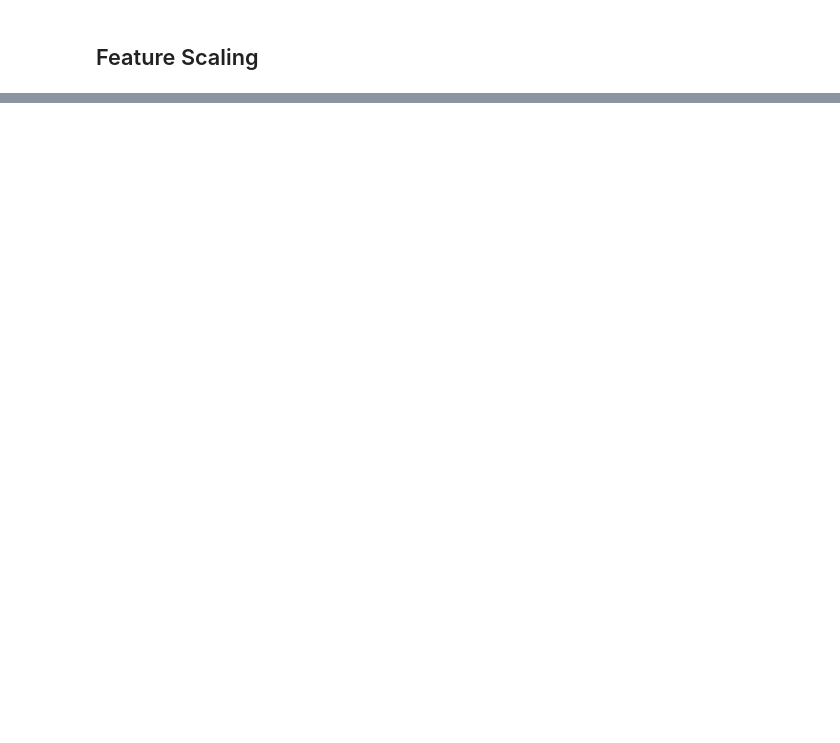
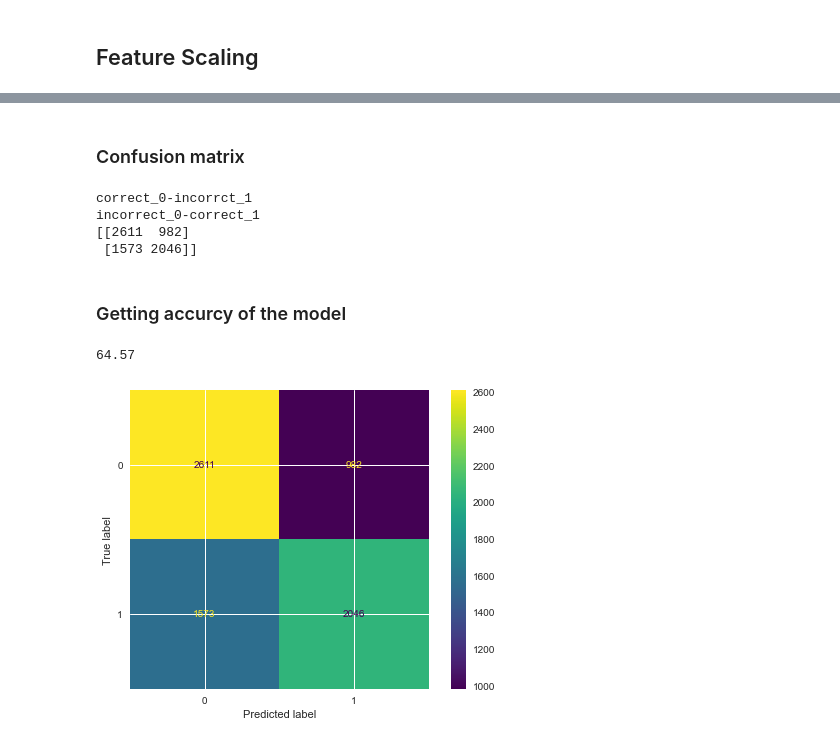
Before and after one commit to daasdemha/Sucide_prediction, a Jupyter notebook: SucideByAge.ipynb, the cells around one changed output, grey strips where cells are left out. Saved outputs shown, nothing was run; the diff lists cells and outputs as text; code cells hidden in the pictures; blank space fills up the shorter version.

```diff
--- a/SucideByAge.ipynb
+++ b/SucideByAge.ipynb
@@ -548,3 +537,26 @@ accuracy_score(Y2_test, Y2_pred)
+# %% [markdown]
+### Confusion matrix
+# %%
+cm2 = confusion_matrix(Y2_test, Y2_pred)
+print("correct_0-incorrct_1\nincorrect_0-correct_1")
+print(cm2)
+# %% [output]
+correct_0-incorrct_1
+incorrect_0-correct_1
+[[2611  982]
+ [1573 2046]]
+# %% [markdown]
+### Getting accurcy of the model
+# %%
+round(accuracy_score(Y2_test, Y2_pred)*100 ,2)
+# %% [output]
+64.57
+# %%
+disp = ConfusionMatrixDisplay(confusion_matrix=cm2)
+disp.plot()
+plt.show()
+# %% [output]
+[figure, added]
 # %%
 # look it up as your about to finish this report.
 # (Adeline, 2020) has a very creative idea to compare models at the end.
```
Also changed, not shown: parts of 54 cells of this notebook.
